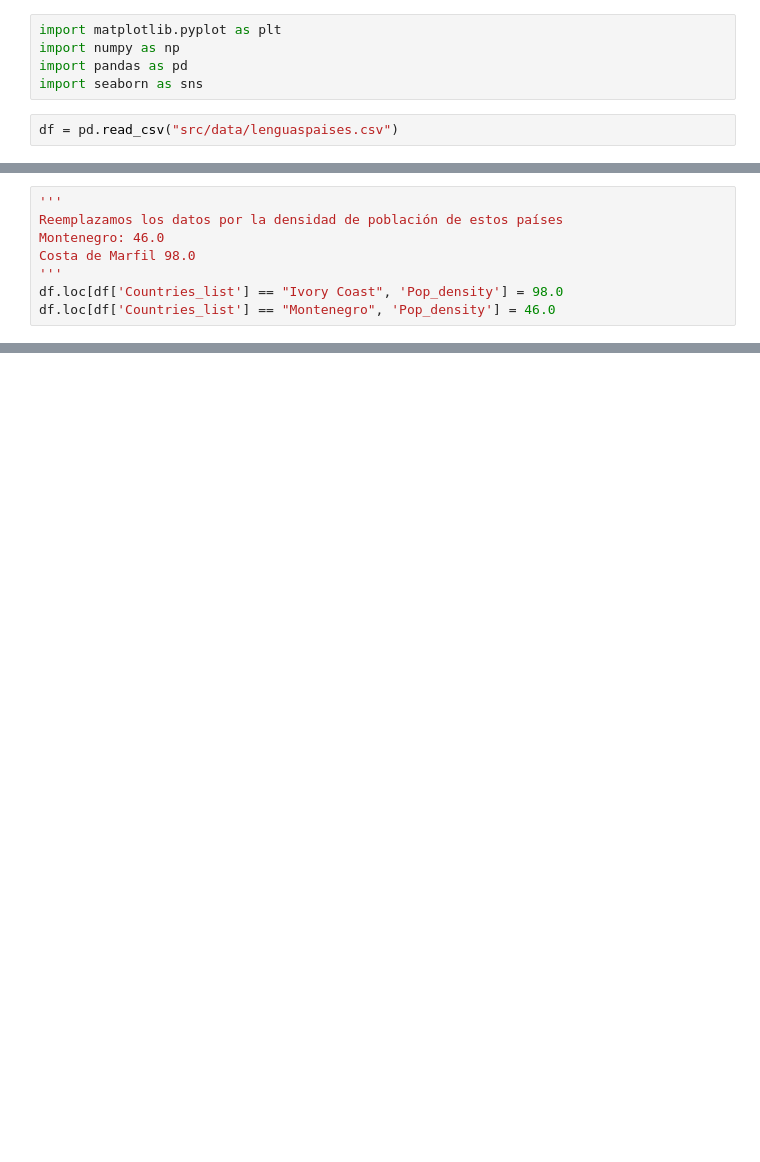
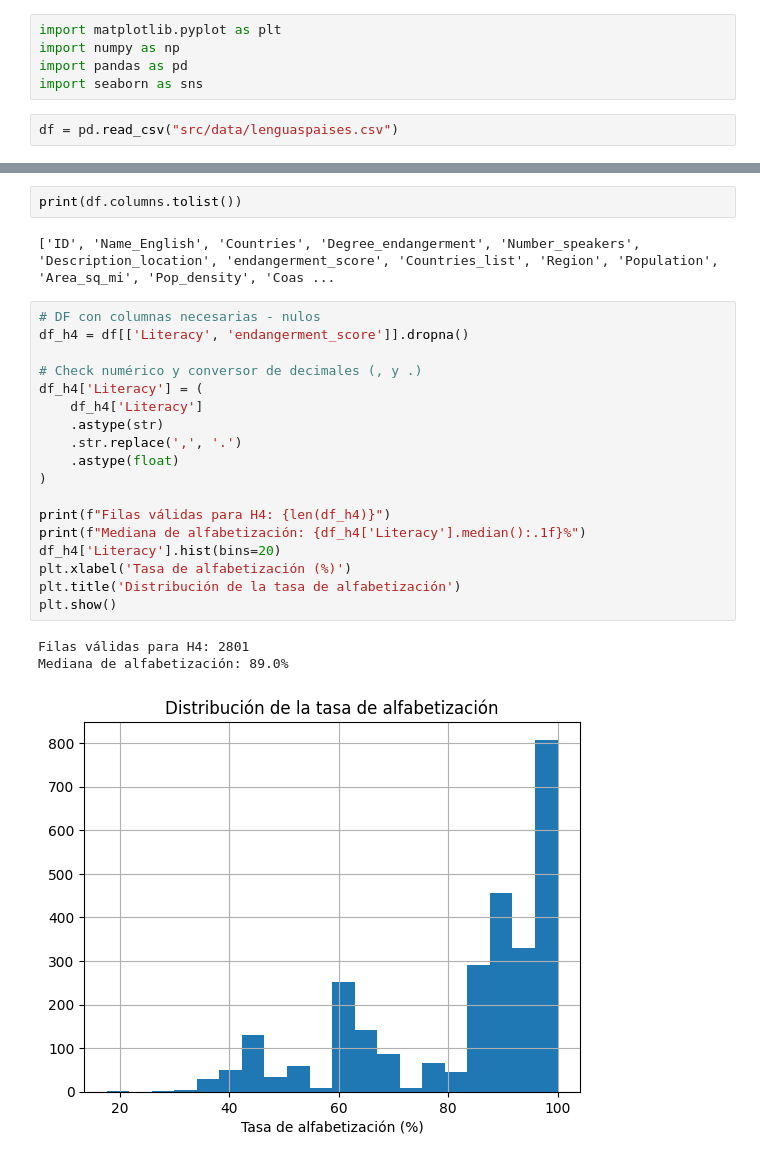
Before and after one commit to mrguezrodriguez/EDA_endangered_languages, a Jupyter notebook: main.ipynb, the cells around one changed output, grey strips where cells are left out. Cells and saved outputs as stored; diff of their text form; blank space fills up the shorter version.

```diff
--- a/main.ipynb
+++ b/main.ipynb
@@ -107,8 +56,0 @@ df[df['Pop_density'].isna()== True]
-# %%
-'''
-Reemplazamos los datos por la densidad de población de estos países
-Montenegro: 46.0
-Costa de Marfil 98.0
-'''
-df.loc[df['Countries_list'] == "Ivory Coast", 'Pop_density'] = 98.0
-df.loc[df['Countries_list'] == "Montenegro", 'Pop_density'] = 46.0
@@ -226,0 +297,26 @@ Claramente se ve una ausencia total de relación lineal. También se puede aprec
+# %%
+print(df.columns.tolist())
+# %% [output]
+['ID', 'Name_English', 'Countries', 'Degree_endangerment', 'Number_speakers', 'Description_location', 'endangerment_score', 'Countries_list', 'Region', 'Population', 'Area_sq_mi', 'Pop_density', 'Coas ...
+# %%
+# DF con columnas necesarias - nulos
+df_h4 = df[['Literacy', 'endangerment_score']].dropna()
+
+# Check numérico y conversor de decimales (, y .)
+df_h4['Literacy'] = (
+    df_h4['Literacy']
+    .astype(str)
+    .str.replace(',', '.')
+    .astype(float)
+)
+
+print(f"Filas válidas para H4: {len(df_h4)}")
+print(f"Mediana de alfabetización: {df_h4['Literacy'].median():.1f}%")
+df_h4['Literacy'].hist(bins=20)
+plt.xlabel('Tasa de alfabetización (%)')
+plt.title('Distribución de la tasa de alfabetización')
+plt.show()
+# %% [output]
+Filas válidas para H4: 2801
+Mediana de alfabetización: 89.0%
+[figure, added]
```
Also changed, not shown: parts of 42 cells of this notebook, 6 other files.
